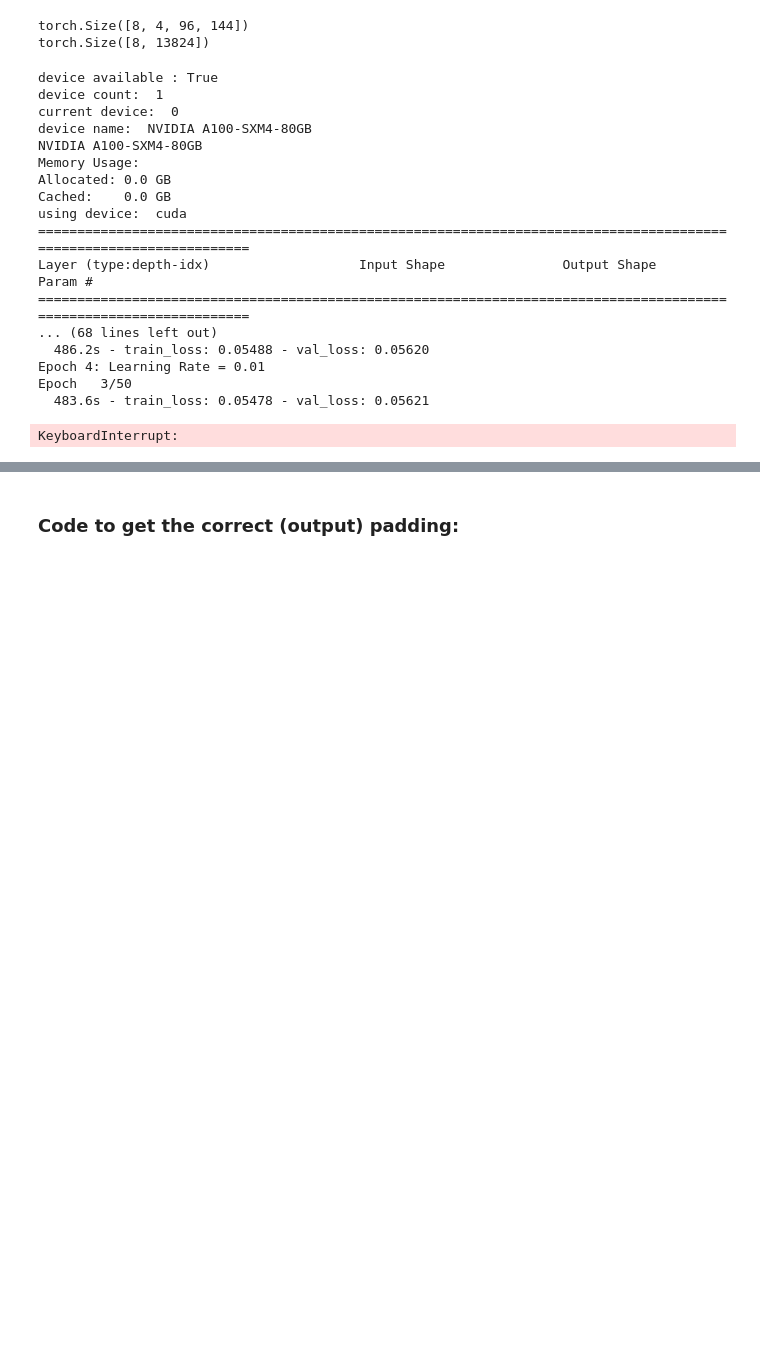
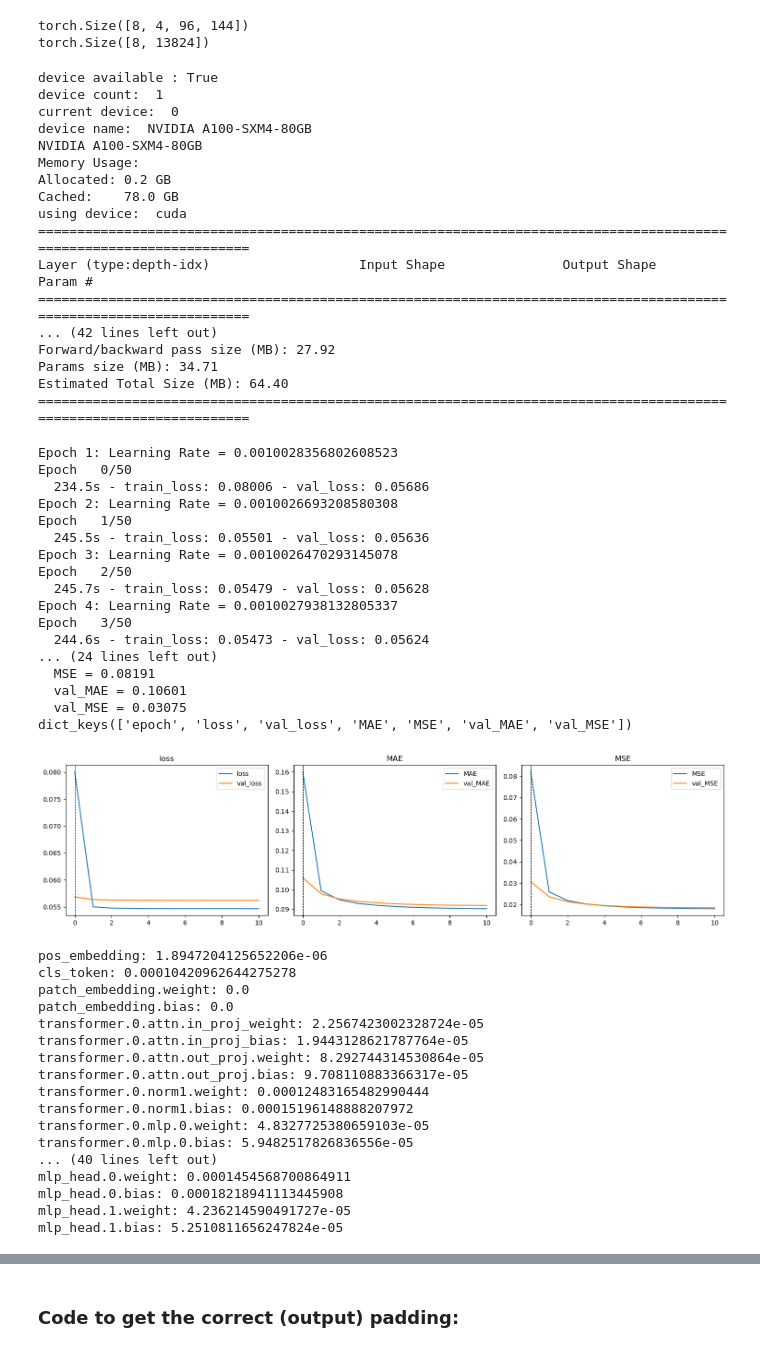
Before and after one commit to kjmayer/S2SPred-EarthSystem, a Jupyter notebook: train-vit.ipynb, the cells around one changed output, grey strips where cells are left out. Saved outputs shown, nothing was run; the diff lists cells and outputs as text; code cells hidden in the pictures; blank space fills up the shorter version.

```diff
--- a/train-vit.ipynb
+++ b/train-vit.ipynb
@@ -39,7 +39,7 @@ def minmax_normalize(data,dim):
     max = data.max(dim)
     return((data - min)/(max - min))
 # %%
-LEAD = config["data_loader"]["lead"][0] # will loop over this for training eventually
+LEAD = config["data_loader"]["lead"][2] # will loop over this for training eventually
 trainfinames = config["data_loader"]["anommems_finames"][0:8]
 valfinames = config["data_loader"]["anommems_finames"][8:9]
 # xtrain, xtrainmean, xtrainstd, xtrainmin, xtrainmax
@@ -199,16 +199,16 @@ torchinfo.summary(
 optimizer = getattr(torch.optim, config["optimizer"]["sgd"])(
     model.parameters(), **config["optimizer"]["sgd_args"]
 )
-# scheduler = torch.optim.lr_scheduler.CyclicLR(optimizer,
-#                                               base_lr=config["optimizer"]["sgd_args"]["lr"],
-#                                               max_lr=0.1)
+scheduler = torch.optim.lr_scheduler.CyclicLR(optimizer,
+                                              base_lr=config["optimizer"]["sgd_args"]["lr"],
+                                              max_lr=0.1)
 
-scheduler = torch.optim.lr_scheduler.ReduceLROnPlateau(optimizer,
-                                                       mode='min',
-                                                       factor=config["lr_scheduler"]["factor"],
-                                                       patience=config["lr_scheduler"]["patience"],
-                                                       threshold=config["lr_scheduler"]["min_delta"],
-                                                       verbose=True)
+# scheduler = torch.optim.lr_scheduler.ReduceLROnPlateau(optimizer,
+#                                                        mode='min',
+#                                                        factor=config["lr_scheduler"]["factor"],
+#                                                        patience=config["lr_scheduler"]["patience"],
+#                                                        threshold=config["lr_scheduler"]["min_delta"],
+#                                                        verbose=True)
 
 # use yval.lat so that the lat dimension is the same as latxlon
 # northern hemisphere: [-32:]
@@ -241,41 +241,75 @@ trainer = Trainer(
 
 trainer.fit()
 
 ## Plot training:
 print(trainer.log.history.keys())
 plt.figure(figsize=(20, 4))
 for i, m in enumerate(("loss", *config["metrics"])):
     plt.subplot(1, 4, i + 1)
     plt.plot(trainer.log.history["epoch"], trainer.log.history[m], label=m)
     plt.plot(trainer.log.history["epoch"], trainer.log.history["val_" + m], label="val_" + m)
     plt.axvline(x=trainer.early_stopper.best_epoch, linestyle="--", color="k", linewidth=0.75)
     plt.title(m)
     plt.legend()
 plt.tight_layout()
 plt.show()
 
 for name, param in model.named_parameters():
     if param.grad is not None:
         print(f"{name}: {param.grad.abs().mean()}")
 # %% [output]
 device available : True
 device count:  1
 current device:  0
 device name:  NVIDIA A100-SXM4-80GB
 NVIDIA A100-SXM4-80GB
 Memory Usage:
-Allocated: 0.0 GB
-Cached:    0.0 GB
+Allocated: 0.2 GB
+Cached:    78.0 GB
 using device:  cuda
 ===================================================================================================================
 Layer (type:depth-idx)                   Input Shape               Output Shape              Param #
 ===================================================================================================================
-... (68 lines left out)
-  486.2s - train_loss: 0.05488 - val_loss: 0.05620
-Epoch 4: Learning Rate = 0.01
-Epoch   3/50
-  483.6s - train_loss: 0.05478 - val_loss: 0.05621
+... (42 lines left out)
+Forward/backward pass size (MB): 27.92
+Params size (MB): 34.71
+Estimated Total Size (MB): 64.40
+===================================================================================================================
-KeyboardInterrupt:
+Epoch 1: Learning Rate = 0.0010028356802608523
+Epoch   0/50
+  234.5s - train_loss: 0.08006 - val_loss: 0.05686
+Epoch 2: Learning Rate = 0.0010026693208580308
+Epoch   1/50
+  245.5s - train_loss: 0.05501 - val_loss: 0.05636
+Epoch 3: Learning Rate = 0.0010026470293145078
+Epoch   2/50
+  245.7s - train_loss: 0.05479 - val_loss: 0.05628
+Epoch 4: Learning Rate = 0.0010027938132805337
+Epoch   3/50
+  244.6s - train_loss: 0.05473 - val_loss: 0.05624
+... (24 lines left out)
+  MSE = 0.08191
+  val_MAE = 0.10601
+  val_MSE = 0.03075
+dict_keys(['epoch', 'loss', 'val_loss', 'MAE', 'MSE', 'val_MAE', 'val_MSE'])
+[figure, added]
+pos_embedding: 1.8947204125652206e-06
+cls_token: 0.00010420962644275278
+patch_embedding.weight: 0.0
+patch_embedding.bias: 0.0
+transformer.0.attn.in_proj_weight: 2.2567423002328724e-05
+transformer.0.attn.in_proj_bias: 1.9443128621787764e-05
+transformer.0.attn.out_proj.weight: 8.292744314530864e-05
+transformer.0.attn.out_proj.bias: 9.708110883366317e-05
+transformer.0.norm1.weight: 0.00012483165482990444
+transformer.0.norm1.bias: 0.00015196148888207972
+transformer.0.mlp.0.weight: 4.8327725380659103e-05
+transformer.0.mlp.0.bias: 5.9482517826836556e-05
+... (40 lines left out)
+mlp_head.0.weight: 0.0001454568700864911
+mlp_head.0.bias: 0.00018218941113445908
+mlp_head.1.weight: 4.236214590491727e-05
+mlp_head.1.bias: 5.2510811656247824e-05
 # %%
 # val_pred = model.predict(dataset=val_data, batch_size=config["data_loader"]["batch_size"], device=device)
 val_pred = model.predict(dataloader=val_dataloader, device=device)
```
Also changed, not shown: parts of 4 cells of this notebook, 6 other files.
